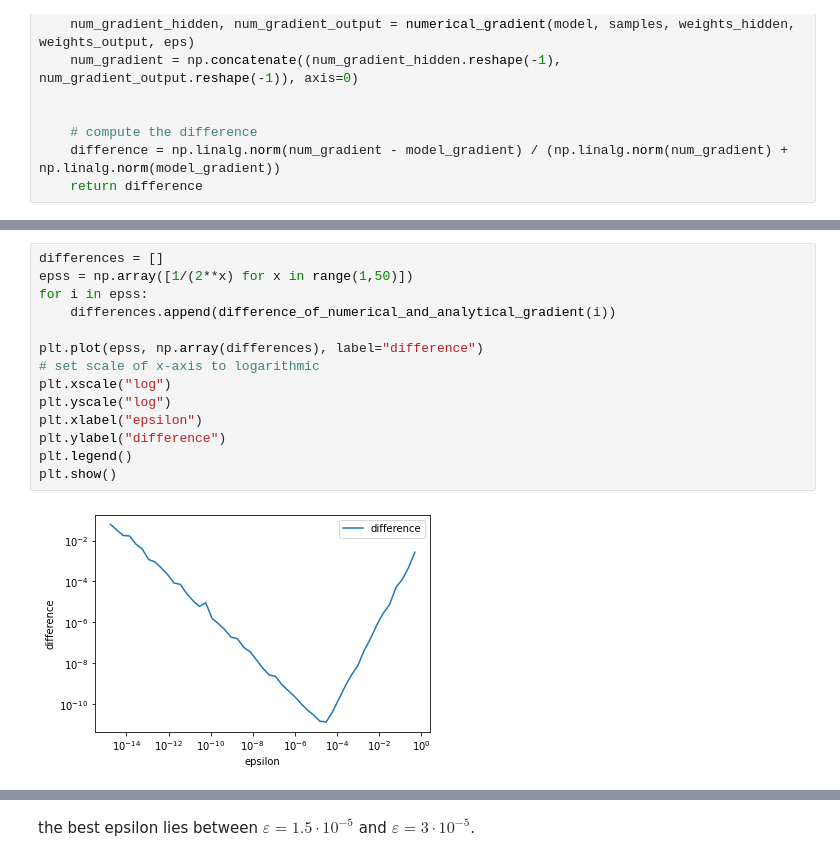
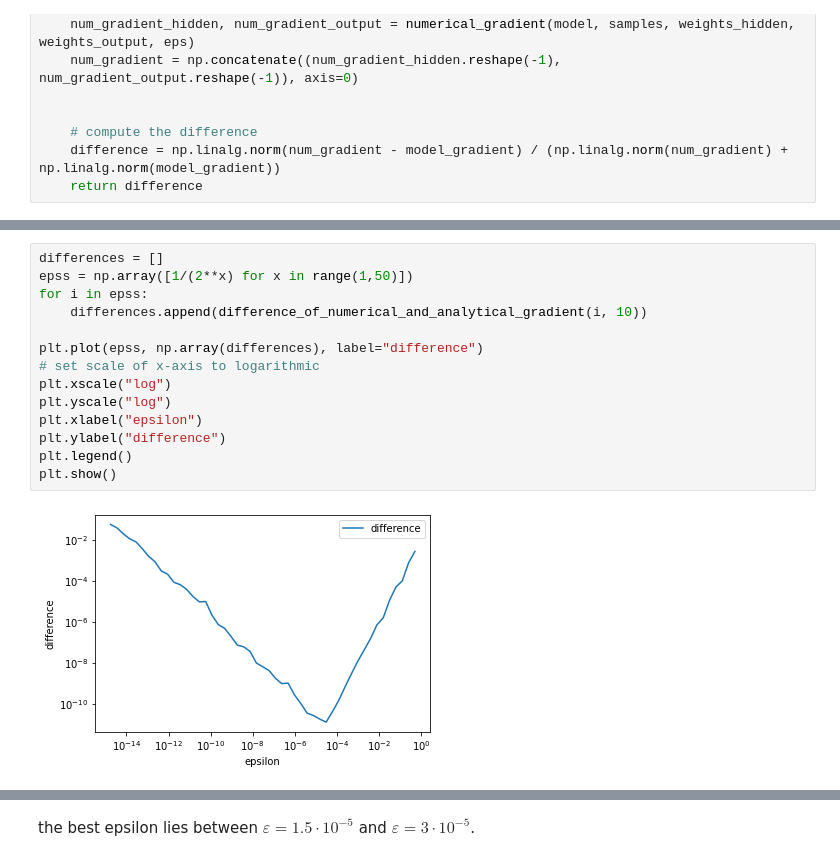
Before and after one commit to hariveliki/vta_le7_mini_challenge, a Jupyter notebook: train_neural_net_stud_V4.ipynb, the cells around one changed output, grey strips where cells are left out. Drawn from its saved outputs; the diff is of its cells as text.

```diff
--- a/train_neural_net_stud_V4.ipynb
+++ b/train_neural_net_stud_V4.ipynb
@@ -566,19 +566,19 @@ The numerical gradient is correct! The difference is:  4.34090835128914e-12
 # %%
 differences = []
 epss = np.array([1/(2**x) for x in range(1,50)])
 for i in epss:
-    differences.append(difference_of_numerical_and_analytical_gradient(i))
+    differences.append(difference_of_numerical_and_analytical_gradient(i, 10))
 
 plt.plot(epss, np.array(differences), label="difference")
 # set scale of x-axis to logarithmic
 plt.xscale("log")
 plt.yscale("log")
 plt.xlabel("epsilon")
 plt.ylabel("difference")
 plt.legend()
 plt.show()
 # %% [output]
-[figure, old version]
+[figure, new version]
 # %%
 differences = []
 epss = np.arange(1e-5,1e-4,1e-6)
```
Also changed, not shown: parts of 8 cells of this notebook.
